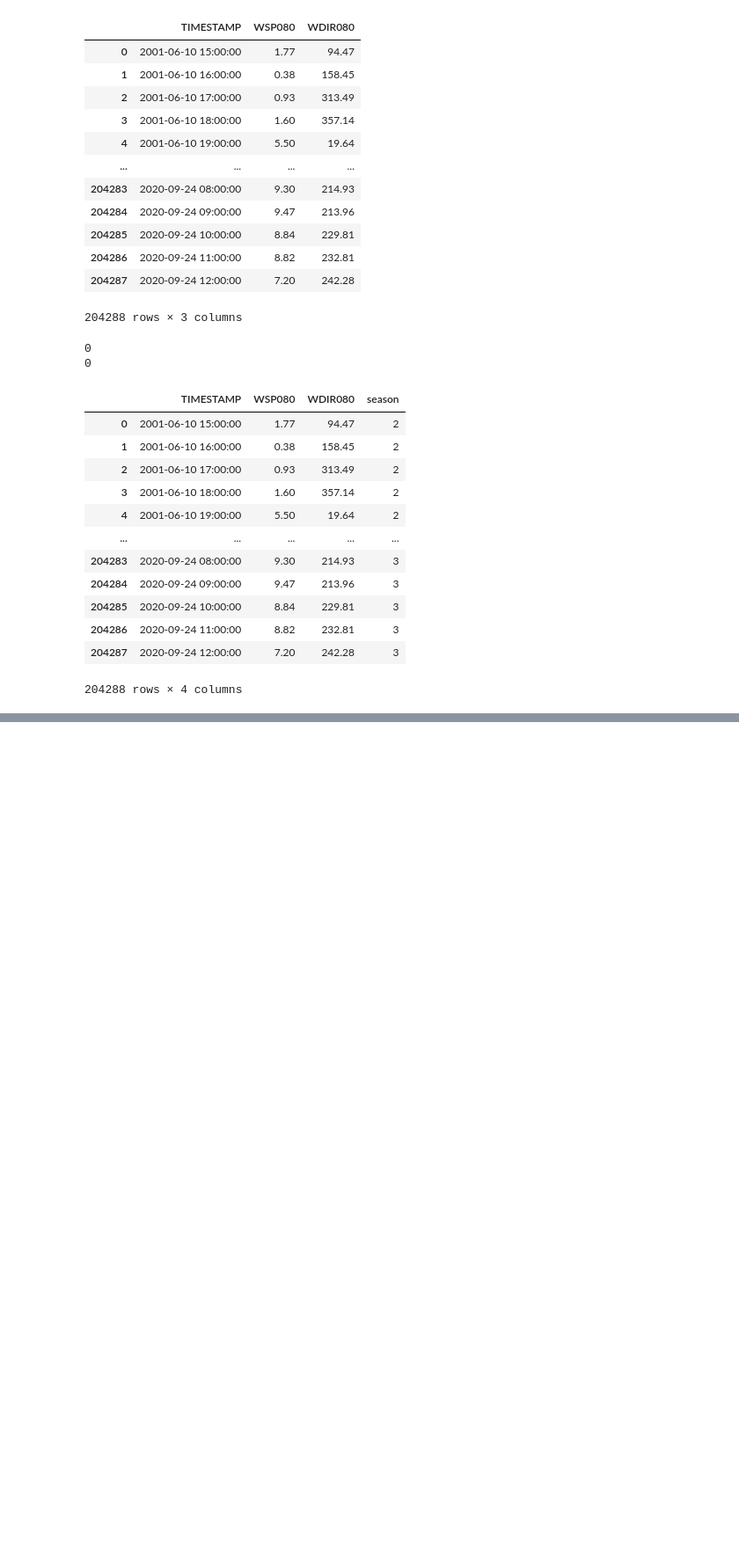
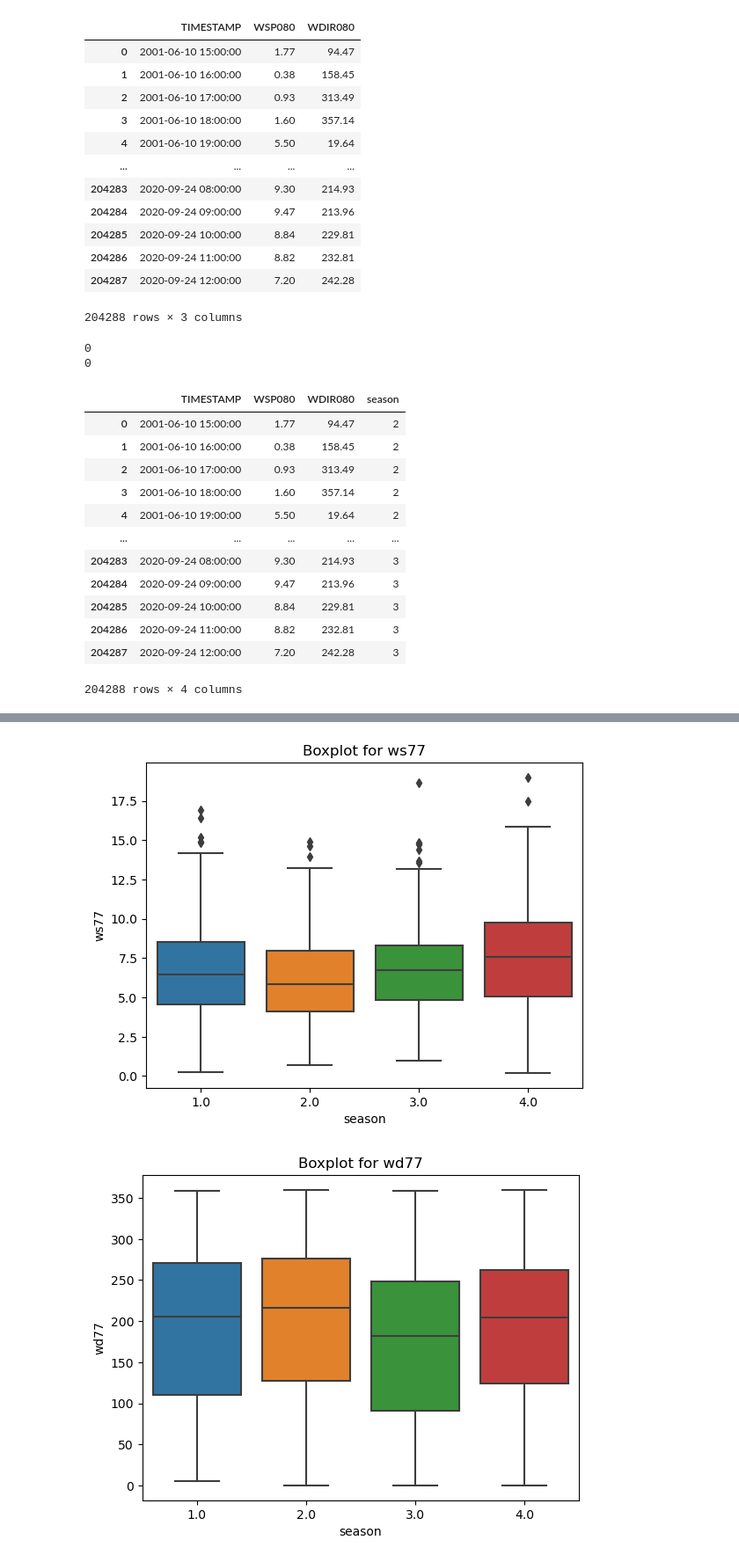
Before and after one commit to MAL-flowdemort/assignment_4, a Jupyter notebook: Assignment 4.ipynb, the cells around one changed output, grey strips where cells are left out. Shown at 88% size. Cells and saved outputs as stored; diff of their text form; code cells hidden in the pictures; blank space fills up the shorter version.

```diff
--- a/Assignment 4.ipynb
+++ b/Assignment 4.ipynb
@@ -623,0 +808,38 @@ Merge the data on the season
+# %%
+import seaborn as sns
+import matplotlib.pyplot as plt
+
+# Sample a subset of the data for ws77
+sampled_data_ws77 = resampled_mast_data.sample(n=1000)  # Adjust the number of samples as needed
+
+# Create a boxplot for ws77
+sns.boxplot(data=sampled_data_ws77, x='season', y='ws77')
+plt.title('Boxplot for ws77')
+plt.show()
+
+# Sample a subset of the data for wd77
+sampled_data_wd77 = resampled_mast_data.sample(n=1000)  # Adjust the number of samples as needed
+
+# Create a boxplot for wd77
+sns.boxplot(data=sampled_data_wd77, x='season', y='wd77')
+plt.title('Boxplot for wd77')
+plt.show()
+
+# Sample a subset of the data for ws77
+sampled_data_WSP080 = resampled_mast_data.sample(n=1000)  # Adjust the number of samples as needed
+
+# Create a boxplot for ws77
+sns.boxplot(data=sampled_data_WSP080, x='season', y='WSP080')
+plt.title('Boxplot for WSP080')
+plt.show()
+
+# Sample a subset of the data for wd77
+sampled_data_wdr080 = resampled_mast_data.sample(n=1000)  # Adjust the number of samples as needed
+
+# Create a boxplot for wd77
+sns.boxplot(data=sampled_data_wdr080, x='season', y='WDIR080')
+plt.title('Boxplot for WDIR080')
+plt.show()
+# %% [output]
+[figure, added]
+[figure, added]
```
Also changed, not shown: parts of 22 cells of this notebook.
